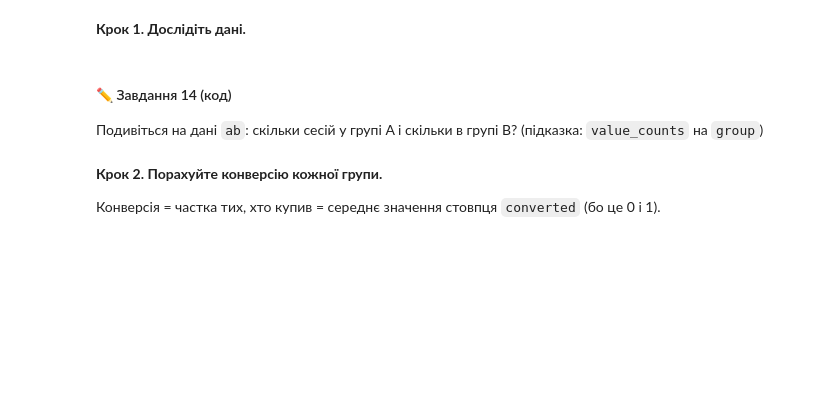
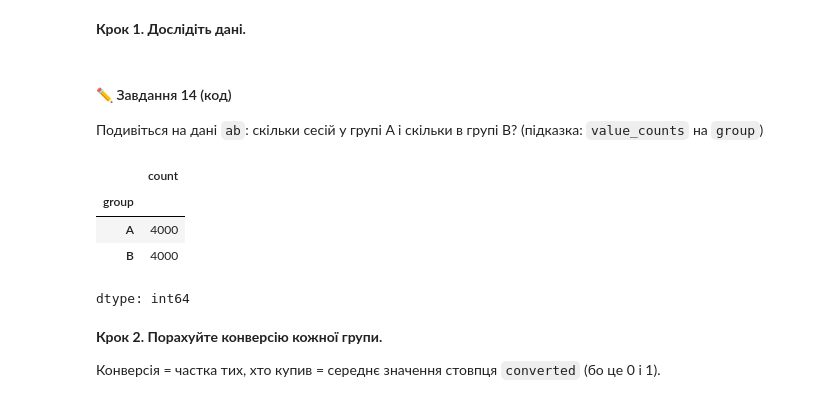
Before and after one commit to VikiTarasova/DTA_2026, a Jupyter notebook: Homework/17_06_26_practice_stat_tests.ipynb, the cells around one changed output. Drawn from its saved outputs; the diff is of its cells as text; code cells hidden in the pictures; blank space fills up the shorter version.

```diff
--- a/Homework/17_06_26_practice_stat_tests.ipynb
+++ b/Homework/17_06_26_practice_stat_tests.ipynb
@@ -538,3 +626,14 @@ p-значення: 2.675254007715425e-25
+# %%
+# Завдання 14:
+
+ab = pd.read_csv('ab_test.csv')
+ab['group'].value_counts()
+# %% [output]
+|  | count |
+| group |  |
+| A | 4000 |
+| B | 4000 |
+dtype: int64
 # %% [markdown]
 **Крок 2. Порахуйте конверсію кожної групи.**
 
```
Also changed, not shown: parts of 56 cells of this notebook.
